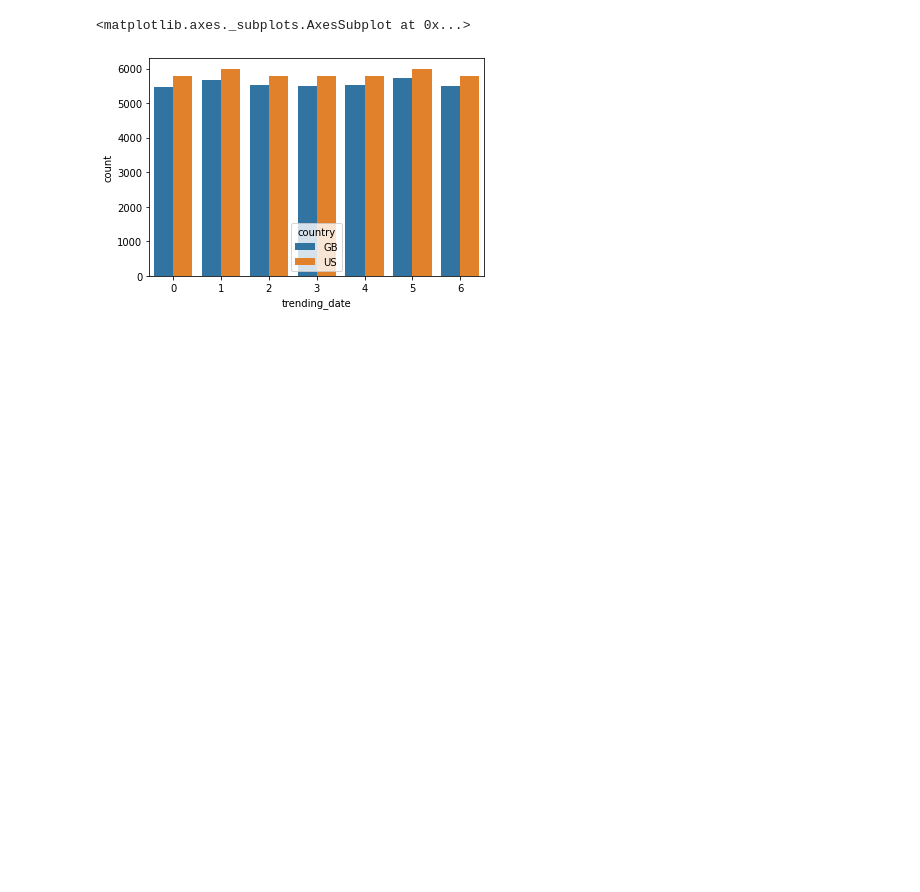
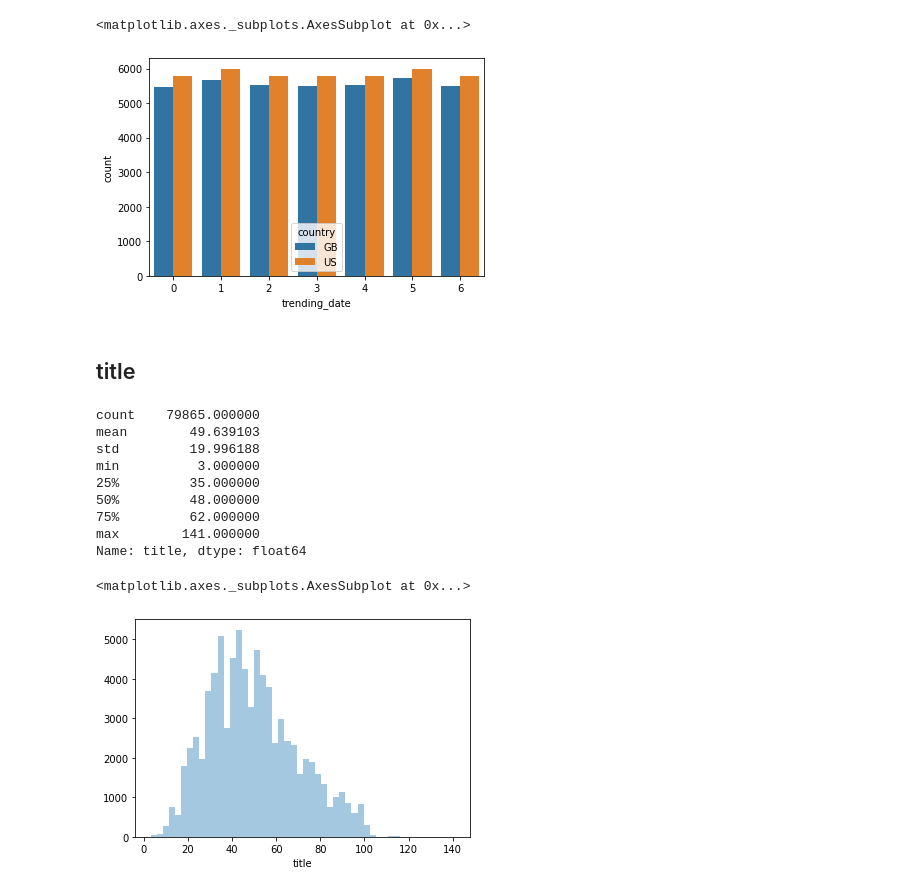
Before and after one commit to hejmsdz/youtube-trending-prediction, a Jupyter notebook: notebooks/01_text_attributes.ipynb, the cells around one changed output. Drawn from its saved outputs; the diff is of its cells as text; code cells hidden in the pictures; blank space fills up the shorter version.

Commit message:
examine titles

```diff
--- a/notebooks/01_text_attributes.ipynb
+++ b/notebooks/01_text_attributes.ipynb
@@ -107,3 +107,24 @@ sbs.countplot(x=weekdays, hue=vids['country'])
 # %% [output]
 <matplotlib.axes._subplots.AxesSubplot at 0x...>
 [figure]
+# %% [markdown]
+## title
+# %%
+# how long are the titles?
+title_num_chars = vids['title'].apply(len)
+print(title_num_chars.describe())
+sbs.distplot(title_num_chars, kde=False)
+
+# most titles are 30-60 characters long
+# %% [output]
+count    79865.000000
+mean        49.639103
+std         19.996188
+min          3.000000
+25%         35.000000
+50%         48.000000
+75%         62.000000
+max        141.000000
+Name: title, dtype: float64
+<matplotlib.axes._subplots.AxesSubplot at 0x...>
+[figure, added]
```
Also changed, not shown: parts of 2 cells of this notebook.
